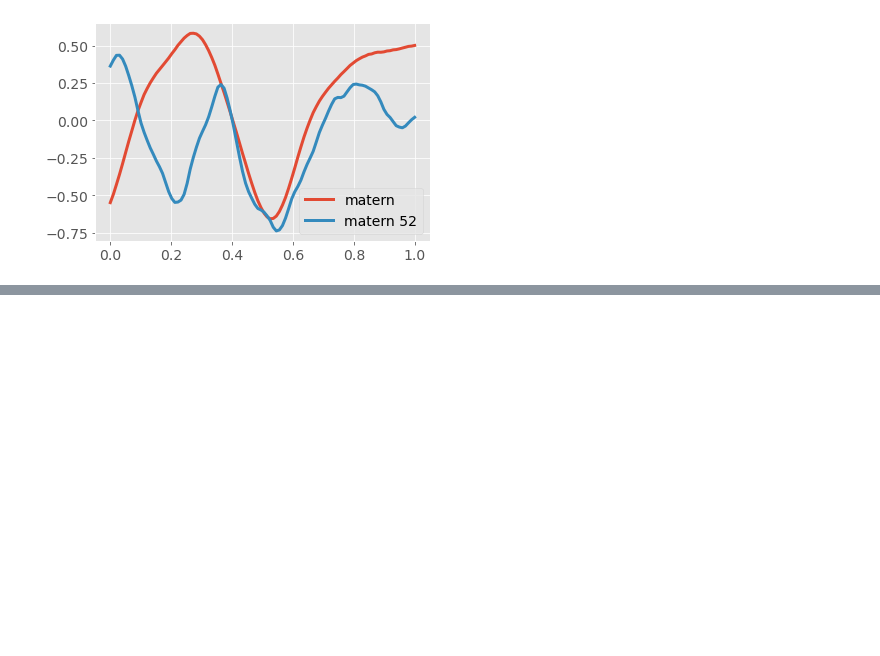
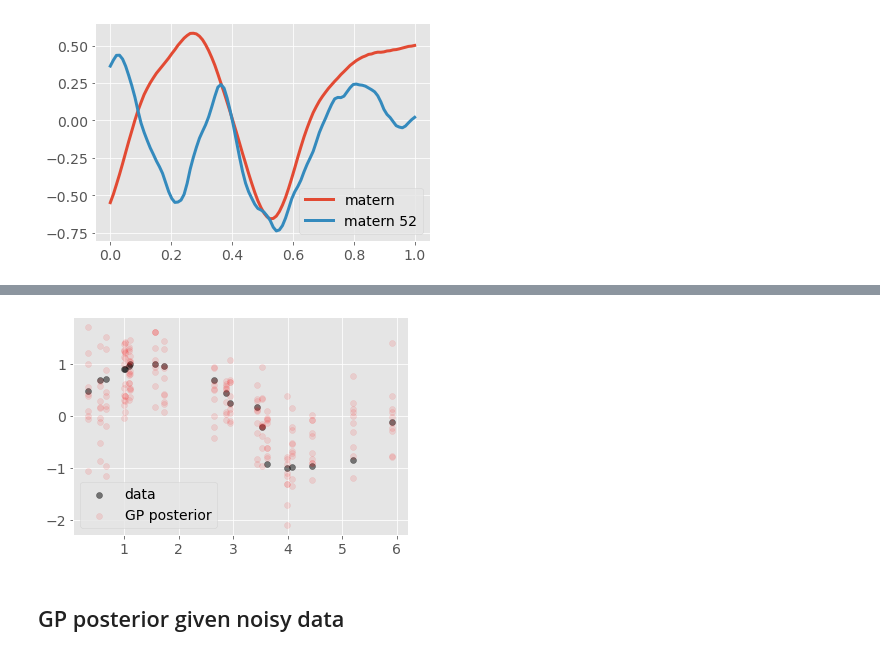
Before and after one commit to JulietteFranque/SDS383D_JF, a Jupyter notebook: exercises-06/notebooks/gaussian_processes.ipynb, the cells around one changed output, grey strips where cells are left out. Saved outputs shown, nothing was run; the diff lists cells and outputs as text; code cells hidden in the pictures; blank space fills up the shorter version.

```diff
--- a/exercises-06/notebooks/gaussian_processes.ipynb
+++ b/exercises-06/notebooks/gaussian_processes.ipynb
@@ -107,0 +128,17 @@ plt.ylabel('y');
+# %%
+sigma_squared = np.var(y)
+C = calculate_matern_covariance_function(x.reshape(-1,1), 0.1, 1, 1e-6)
+cov = np.linalg.inv(np.linalg.inv(C) + 1/sigma_squared*np.eye(y.shape[0]))
+mean = 1/sigma_squared * cov @ y
+# %%
+dist = multivariate_normal(mean, cov)
+# %%
+plt.scatter(x, y, color='black', alpha=.5, label='data')
+for i in range(10):
+    plt.scatter(x, dist.rvs(), alpha=.1, color='red', label='GP posterior')
+    if i ==0:
+        plt.legend();
+# %% [output]
+[figure, added]
+# %% [markdown]
+## GP posterior given noisy data
```
Also changed, not shown: parts of 11 cells of this notebook, 2 other files.
